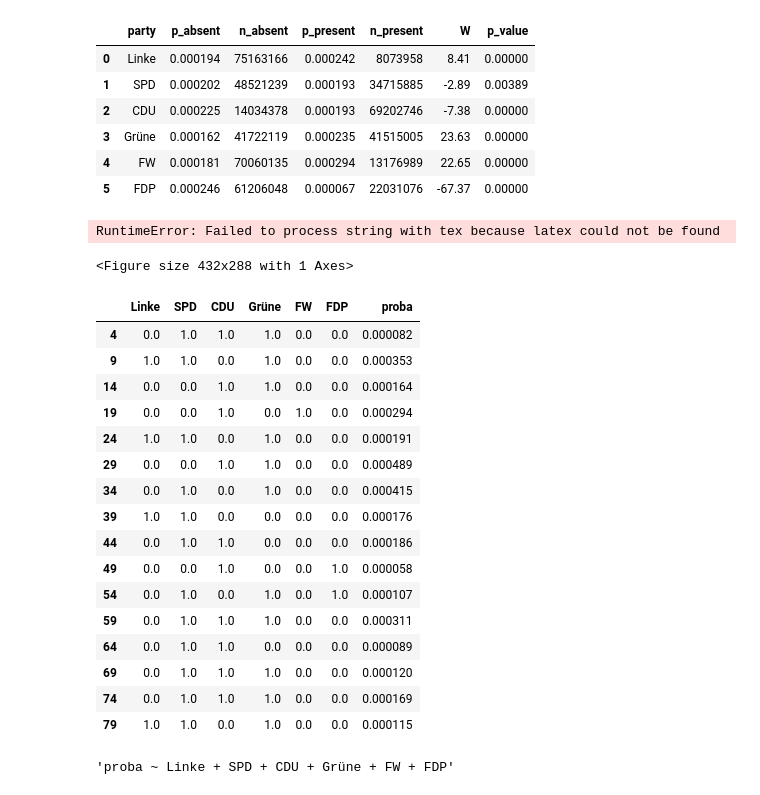
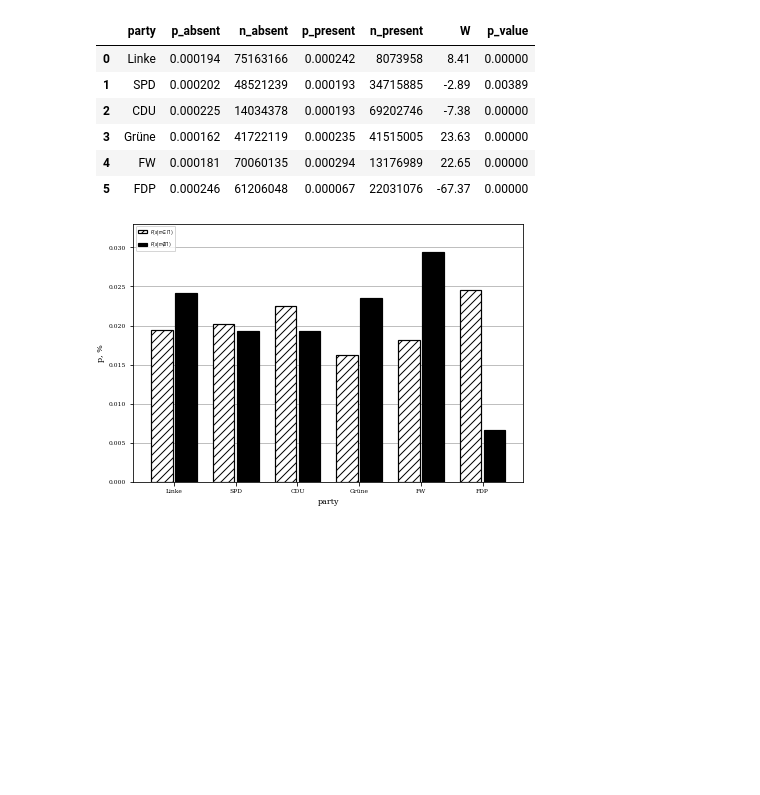
Before and after one commit to JakobUnterholzner/DataLiteracy, a Jupyter notebook: exp/exp_KA_02_parties.ipynb, the cells around one changed output. Saved outputs shown, nothing was run; the diff lists cells and outputs as text; code cells hidden in the pictures; blank space fills up the shorter version.

```diff
--- a/exp/exp_KA_02_parties.ipynb
+++ b/exp/exp_KA_02_parties.ipynb
@@ -126,22 +47,3 @@ Grüne           0.581077
 Linke          -0.158786
 case_4_proba    1.000000
 Name: case_4_proba, dtype: float64
-# %%
-parties_grouped = data.query('year==2021').groupby('parties').sum()[['cases_4', 'population']]
-parties_grouped['p'] = parties_grouped.cases_4/parties_grouped.population
-
-fig, ax = plt.subplots(layout='constrained')
-
-width = 0.4
-x = np.arange(len(parties_grouped))
-offset = 0.01
-
-rect1 = ax.bar(x, parties_grouped.p, width)
-
-# ax.set_xlabel('party')
-ax.set_ylabel('p')
-ax.set_title('Pribability of survilliance\n based on parties in the government in 2021')
-ax.set_xticks(x, parties_grouped.index, rotation=70)
-# ax.legend(loc='upper left')
-
-plt.show()
@@ -205,73 +105,38 @@ from tueplots import bundles
 # plt.rcParams.update(bundles.icml2022(column="full", nrows=1, ncols=1, usetex=False))
 rc_params= {
     # # 'text.usetex': True,
-    # 'font.family': 'serif',
+    'font.family': 'serif',
     # # 'text.latex.preamble': '\\usepackage{times} ',
     # 'figure.figsize': (3.25, 2.0086104634371584),
     # 'figure.constrained_layout.use': True,
     # 'figure.autolayout': False,
     # 'savefig.bbox': 'tight',
     # 'savefig.pad_inches': 0.015,
     }
-# plt.rcParams.update(rc_params)
+plt.rcParams.update(rc_params)
 
 fig, ax = plt.subplots(layout='constrained')
 
 width = 0.35
 x = np.arange(len(parties))
 offset = 0.02
 
 party_p = pd.DataFrame(d)
 
 # plt.rcParams['hatch.linewidth'] = 0.5
 style = {'edgecolor':'black', 'linewidth':1.2}
 rect1 = ax.bar(x-width/2-offset, party_p.p_absent*100, width, label = '$P(s|\pi \in \Pi)$', color='white', hatch= '///', **style)
 rect3 = ax.bar(x+width/2+offset, party_p.p_present*100, width, label = '$P(s|\pi \\notin \Pi)$', color='black', **style)
 
 ax.set_xlabel('party')
 ax.set_ylabel('p, %')
 # ax.set_title('Probability of survilliance based on the\n presence of the party in government (2021)')
 ax.set_xticks(x, party_p.party)
 ax.grid(axis='y')
 ax.set_axisbelow(True)
 ax.legend(loc='upper left')
 ax.set_ylim(0, 0.033)
 
 plt.show()
 # %% [output]
-RuntimeError: Failed to process string with tex because latex could not be found
-<Figure size 432x288 with 1 Axes>
+[figure, added]
-# %%
-data_2021 = data.query('year==2021')
-
-parties = ['Linke', 'SPD', 'CDU', 'Grüne', 'FW', 'FDP']
-dummy_data = pd.DataFrame()
-
-for party in parties:
-    dummy_data[party] = data_2021.parties.apply(lambda x: 1 if party in x else 0.)
-dummy_data['proba'] = data_2021.case_4_proba
-
-dummy_data.proba =  dummy_data.proba.astype(float)
-dummy_data
-# %% [output]
-|  | Linke | SPD | CDU | Grüne | FW | FDP | proba |
-| 4 | 0.0 | 1.0 | 1.0 | 1.0 | 0.0 | 0.0 | 0.000082 |
-| 9 | 1.0 | 1.0 | 0.0 | 1.0 | 0.0 | 0.0 | 0.000353 |
-| 14 | 0.0 | 0.0 | 1.0 | 1.0 | 0.0 | 0.0 | 0.000164 |
-| 19 | 0.0 | 0.0 | 1.0 | 0.0 | 1.0 | 0.0 | 0.000294 |
-| 24 | 1.0 | 1.0 | 0.0 | 1.0 | 0.0 | 0.0 | 0.000191 |
-| 29 | 0.0 | 0.0 | 1.0 | 1.0 | 0.0 | 0.0 | 0.000489 |
-| 34 | 0.0 | 1.0 | 0.0 | 1.0 | 0.0 | 0.0 | 0.000415 |
-| 39 | 1.0 | 1.0 | 0.0 | 0.0 | 0.0 | 0.0 | 0.000176 |
-| 44 | 0.0 | 1.0 | 1.0 | 0.0 | 0.0 | 0.0 | 0.000186 |
-| 49 | 0.0 | 0.0 | 1.0 | 0.0 | 0.0 | 1.0 | 0.000058 |
-| 54 | 0.0 | 1.0 | 0.0 | 1.0 | 0.0 | 1.0 | 0.000107 |
-| 59 | 0.0 | 1.0 | 1.0 | 1.0 | 0.0 | 0.0 | 0.000311 |
-| 64 | 0.0 | 1.0 | 1.0 | 0.0 | 0.0 | 0.0 | 0.000089 |
-| 69 | 0.0 | 1.0 | 1.0 | 1.0 | 0.0 | 0.0 | 0.000120 |
-| 74 | 0.0 | 1.0 | 1.0 | 1.0 | 0.0 | 0.0 | 0.000169 |
-| 79 | 1.0 | 1.0 | 0.0 | 1.0 | 0.0 | 0.0 | 0.000115 |
-# %%
-'proba ~ ' + ' + '.join(dummy_data.columns[:-1])
-# %% [output]
-'proba ~ Linke + SPD + CDU + Grüne + FW + FDP'
```
Also changed, not shown: parts of 12 cells of this notebook, 1 other file.
